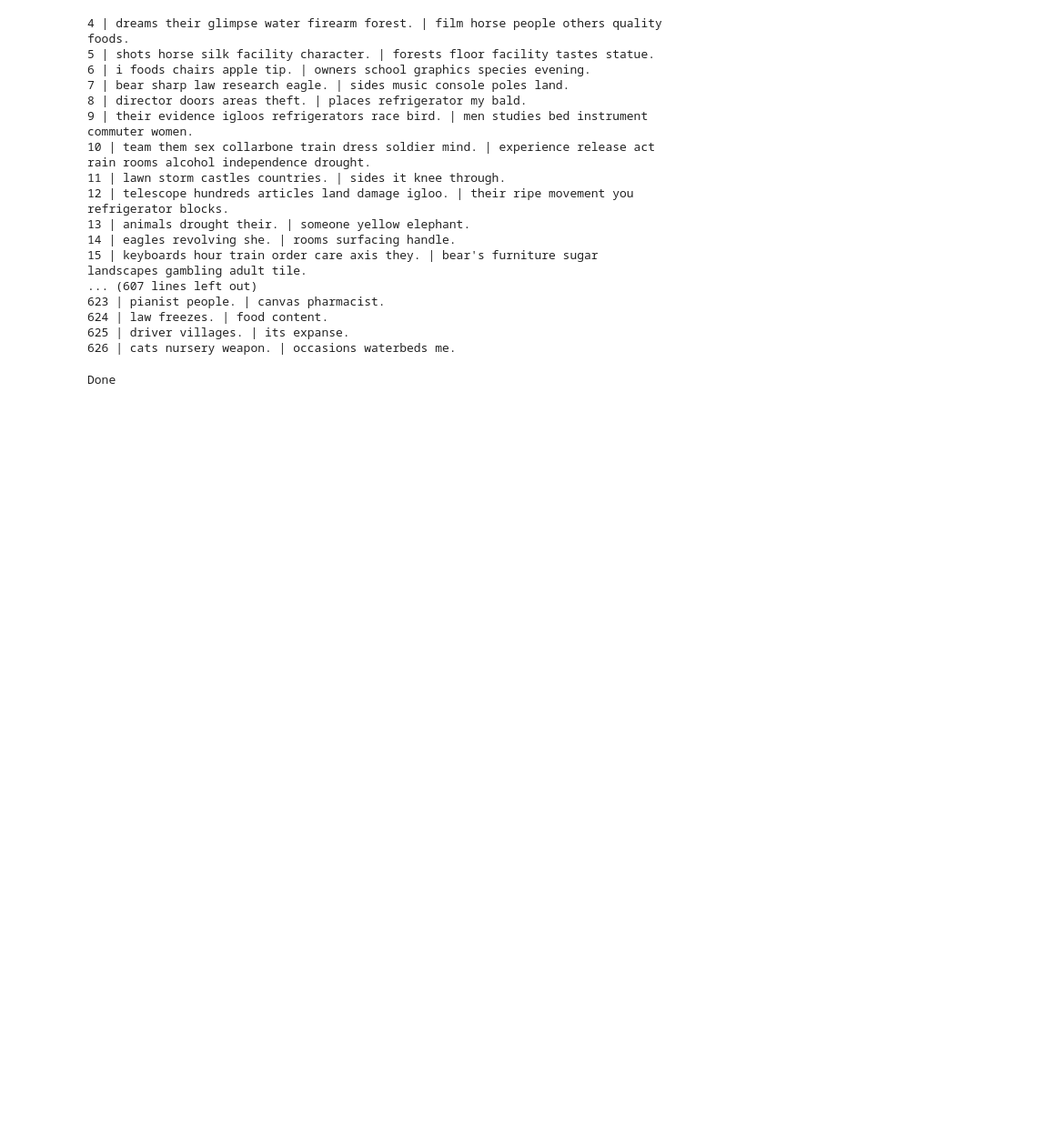
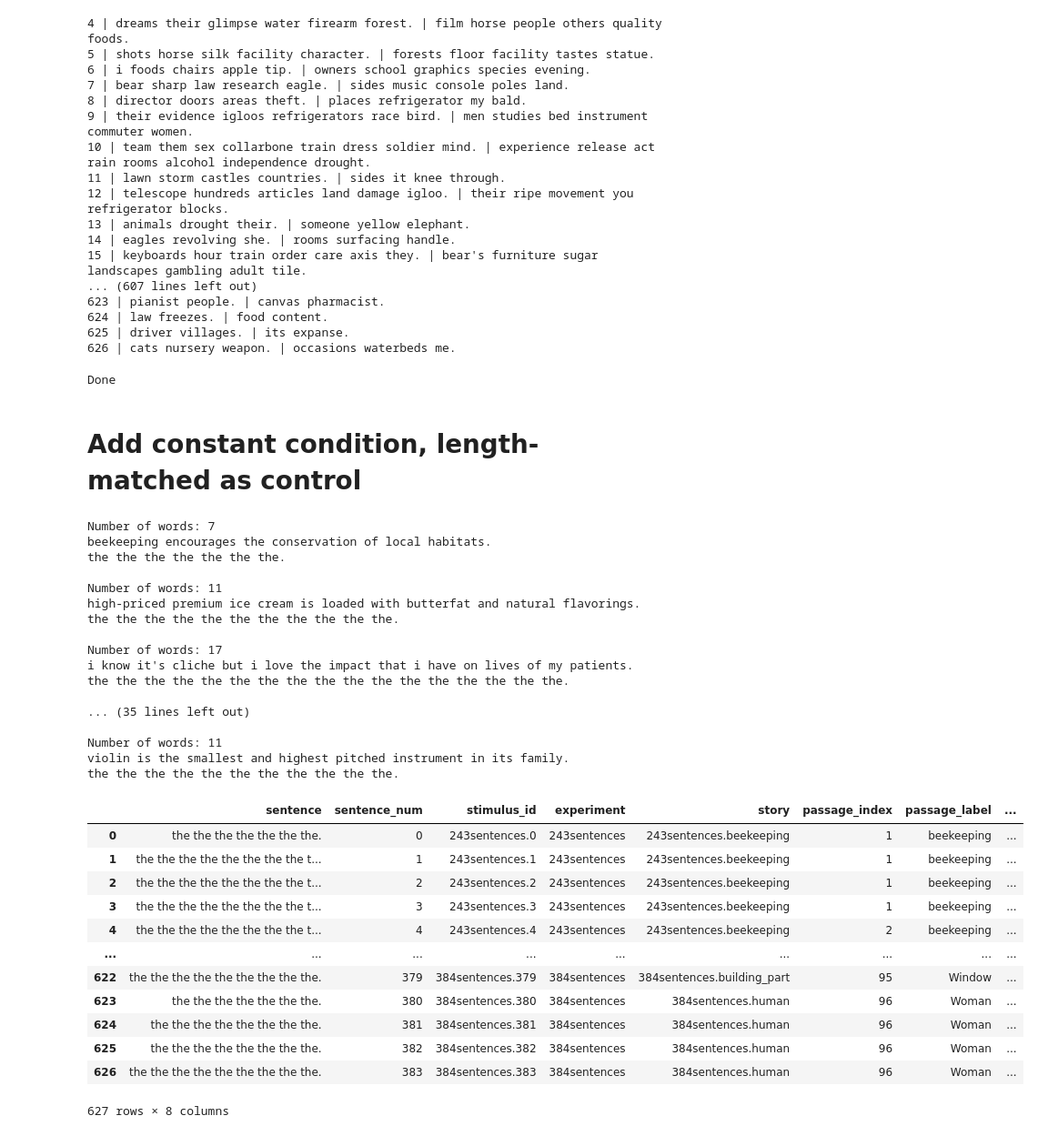
Before and after one commit to carina-kauf/perturbed-neural-nlp, a Jupyter notebook: ressources/stimuli_creation/2_create_information-loss-manipulation.ipynb, the cells around one changed output. Shown at 91% size. Saved outputs shown, nothing was run; the diff lists cells and outputs as text; code cells hidden in the pictures; blank space fills up the shorter version.

Commit message:
added length control stimuli (#words-many 'the's)

```diff
--- a/ressources/stimuli_creation/2_create_information-loss-manipulation.ipynb
+++ b/ressources/stimuli_creation/2_create_information-loss-manipulation.ipynb
@@ -545,3 +545,65 @@ assert sent_len_randomnouns == sent_len_nouns
 print("Done")
 # %% [output]
 Done
+# %% [markdown]
+# Add constant condition, length-matched as control
+# %%
+def get_length_control(sentence_list):
+    """length control for match-to-brain performance
+    Input: list of sentences
+    Output: length-matched list of "sentences" made up entirely of the word "the"
+
+    (sentence example)
+    Input: beekeeping encourages the conservation of local habitats.
+    Output: the the the the the the the.
+    """
+    length_control = []
+    for ind,elm in enumerate(sentence_list):
+        nr_words = len(elm.split())
+        control_sent = " ".join(["the"]*nr_words) + "."
+        length_control.append(control_sent)
+        if ind%50 == 0:
+            print(f"Number of words: {nr_words}\n{elm}\n{control_sent}\n")
+    return length_control
+
+length_control_original = get_length_control(Original)
+
+perturbed_df = stimuli_df.copy()
+perturbed_df["sentence"] = length_control_original
+
+if save:
+    fname = f"{savedir}/stimuli_length_control.pkl"
+    with open(fname, 'wb') as fout:
+        pickle.dump(perturbed_df, fout)
+perturbed_df
+# %% [output]
+Number of words: 7
+beekeeping encourages the conservation of local habitats.
+the the the the the the the.
+
+Number of words: 11
+high-priced premium ice cream is loaded with butterfat and natural flavorings.
+the the the the the the the the the the the.
+
+Number of words: 17
+i know it's cliche but i love the impact that i have on lives of my patients.
+the the the the the the the the the the the the the the the the the.
+
+... (35 lines left out)
+
+Number of words: 11
+violin is the smallest and highest pitched instrument in its family.
+the the the the the the the the the the the.
+|  | sentence | sentence_num | stimulus_id | experiment | story | passage_index | passage_label | ... |
+| 0 | the the the the the the the. | 0 | 243sentences.0 | 243sentences | 243sentences.beekeeping | 1 | beekeeping | ... |
+| 1 | the the the the the the the the t... | 1 | 243sentences.1 | 243sentences | 243sentences.beekeeping | 1 | beekeeping | ... |
+| 2 | the the the the the the the the t... | 2 | 243sentences.2 | 243sentences | 243sentences.beekeeping | 1 | beekeeping | ... |
+| 3 | the the the the the the the the t... | 3 | 243sentences.3 | 243sentences | 243sentences.beekeeping | 1 | beekeeping | ... |
+| 4 | the the the the the the the the t... | 4 | 243sentences.4 | 243sentences | 243sentences.beekeeping | 2 | beekeeping | ... |
+| ... | ... | ... | ... | ... | ... | ... | ... | ... |
+| 622 | the the the the the the the the the. | 379 | 384sentences.379 | 384sentences | 384sentences.building_part | 95 | Window | ... |
+| 623 | the the the the the the the. | 380 | 384sentences.380 | 384sentences | 384sentences.human | 96 | Woman | ... |
+| 624 | the the the the the the the the. | 381 | 384sentences.381 | 384sentences | 384sentences.human | 96 | Woman | ... |
+| 625 | the the the the the the the the. | 382 | 384sentences.382 | 384sentences | 384sentences.human | 96 | Woman | ... |
+| 626 | the the the the the the the the the. | 383 | 384sentences.383 | 384sentences | 384sentences.human | 96 | Woman | ... |
+627 rows × 8 columns
```
Also changed, not shown: 1 other file.
